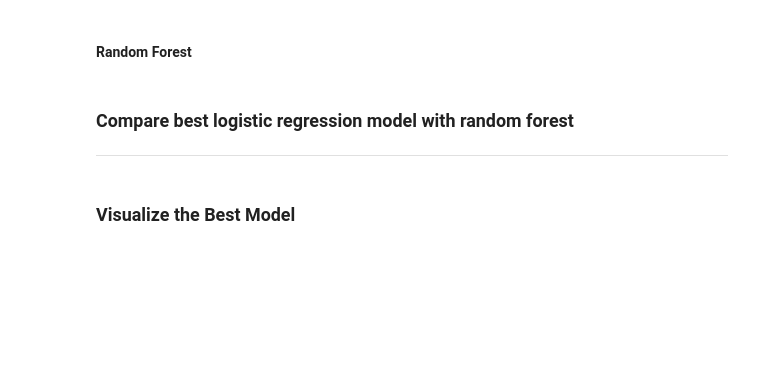
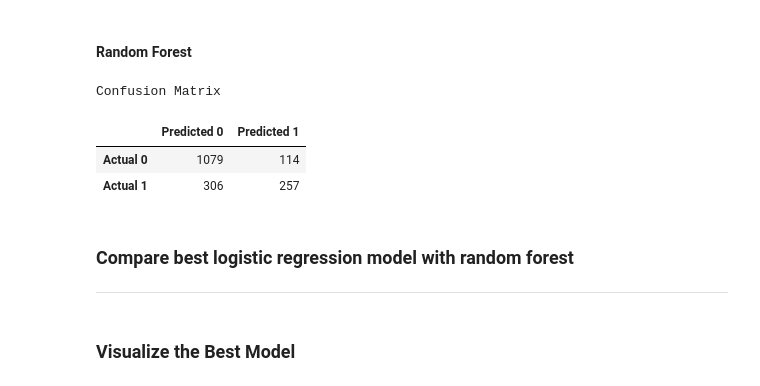
Before and after one commit to CJunger/agency-turnover, a Jupyter notebook: agency_analysis.ipynb, the cells around one changed output. Cells and saved outputs as stored; diff of their text form; code cells hidden in the pictures; blank space fills up the shorter version.

```diff
--- a/agency_analysis.ipynb
+++ b/agency_analysis.ipynb
@@ -372,9 +801,16 @@ rf_predictions = rf_model.predict(X_test_scaled)
 # %%
 # Calculating the confusion matrix
 rf_cm = confusion_matrix(y_test, rf_predictions)
 rf_cm_df = pd.DataFrame(
     rf_cm, index=["Actual 0", "Actual 1"], columns=["Predicted 0", "Predicted 1"]
 )
+print("Confusion Matrix")
+display(rf_cm_df)
+# %% [output]
+Confusion Matrix
+|  | Predicted 0 | Predicted 1 |
+| Actual 0 | 1079 | 114 |
+| Actual 1 | 306 | 257 |
 # %% [markdown]
 ### Compare best logistic regression model with random forest
 ----
```
Also changed, not shown: parts of 49 cells of this notebook, 1 other file.
